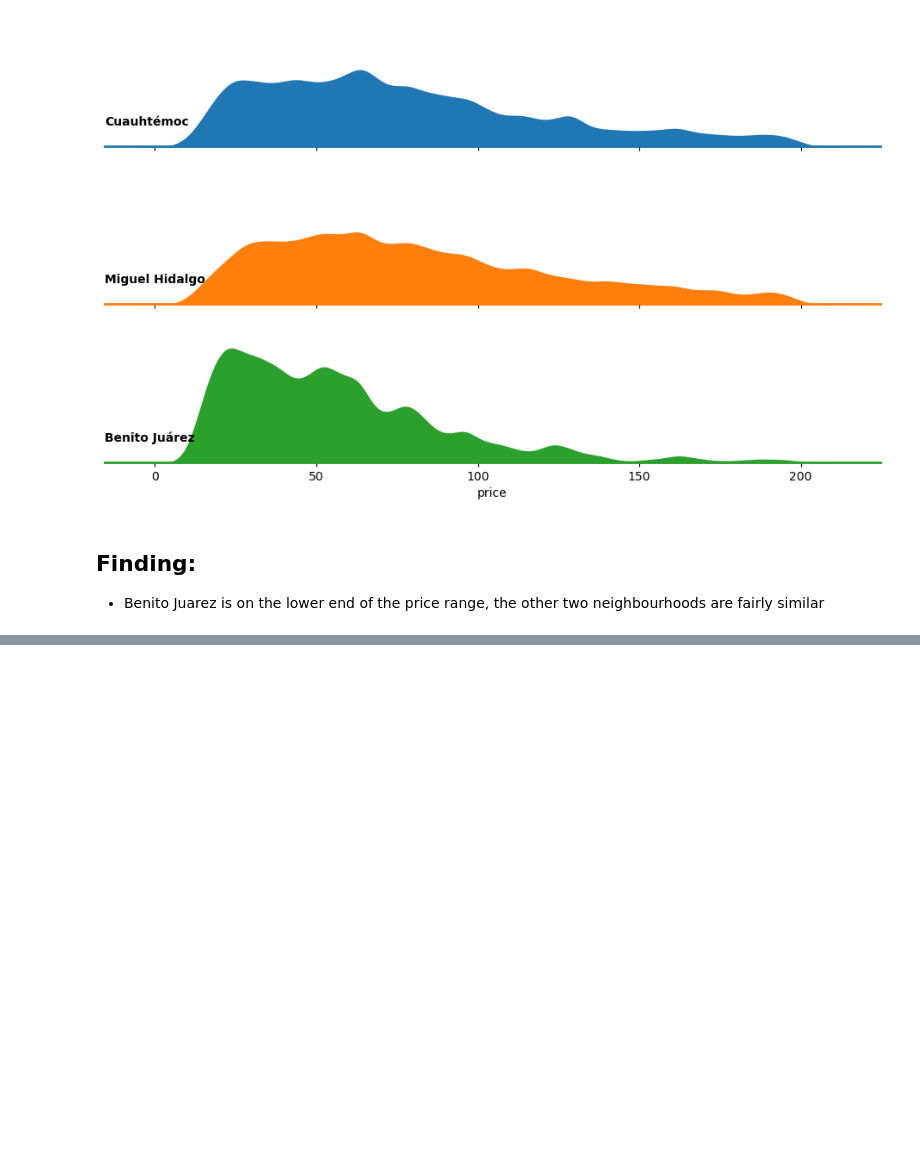
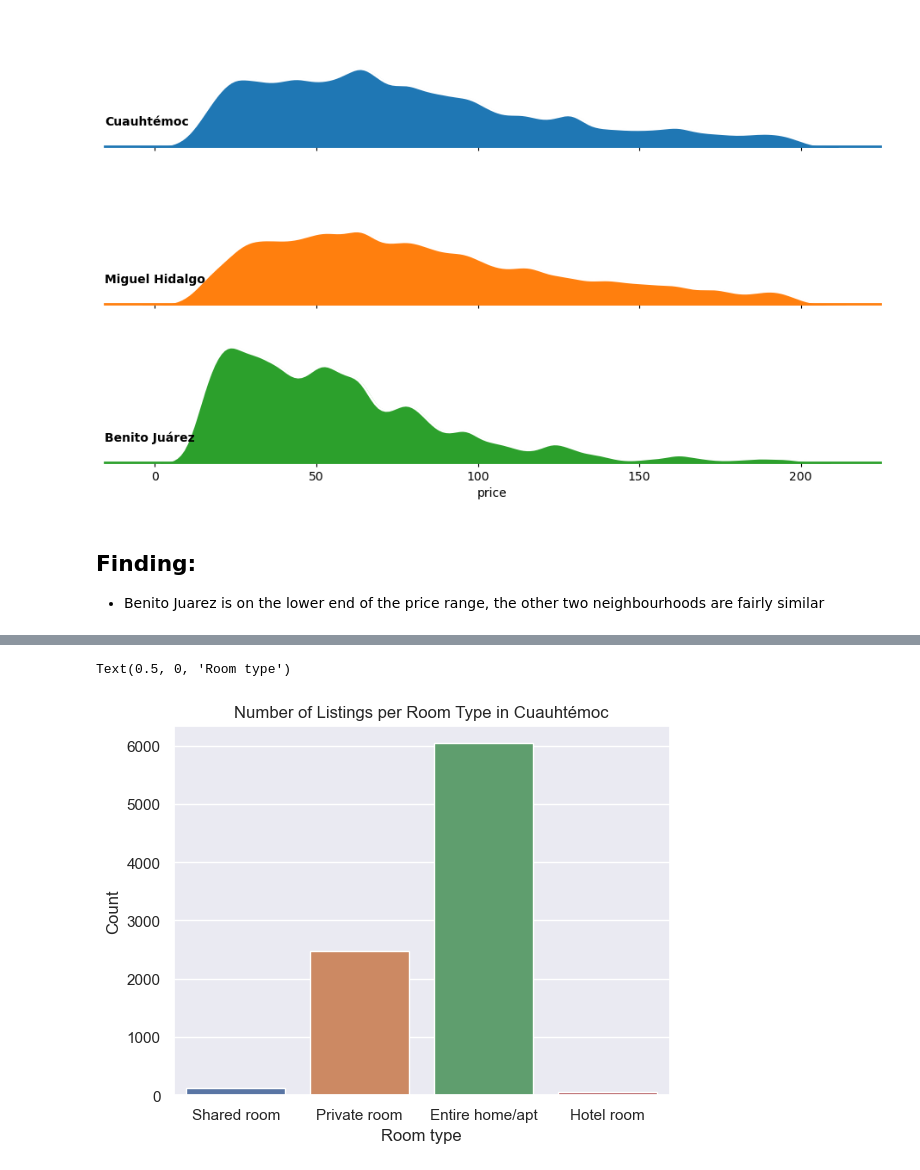
Before and after one commit to ubco-W2022T2-data301/project-group-group21, a Jupyter notebook: analysis/analysis2.ipynb, the cells around one changed output, grey strips where cells are left out. Cells and saved outputs as stored; diff of their text form; code cells hidden in the pictures; blank space fills up the shorter version.

```diff
--- a/analysis/analysis2.ipynb
+++ b/analysis/analysis2.ipynb
@@ -443,0 +445,10 @@ ValueError: 'c' argument must be a color, a sequence of colors, or a sequence of
+# %%
+plot3 = sns.set_theme(style="whitegrid")
+plot3 = sns.set_theme("notebook",font_scale=1)
+plot3 = sns.barplot(data=new_df2, x ="room_type", y="count")
+plot3.set(title="Number of Listings per Room Type in Cuauhtémoc")
+plot3.set_ylabel("Count")
+plot3.set_xlabel("Room type")
+# %% [output]
+Text(0.5, 0, 'Room type')
+[figure, added]
```
Also changed, not shown: parts of 28 cells of this notebook, 1 other file.
